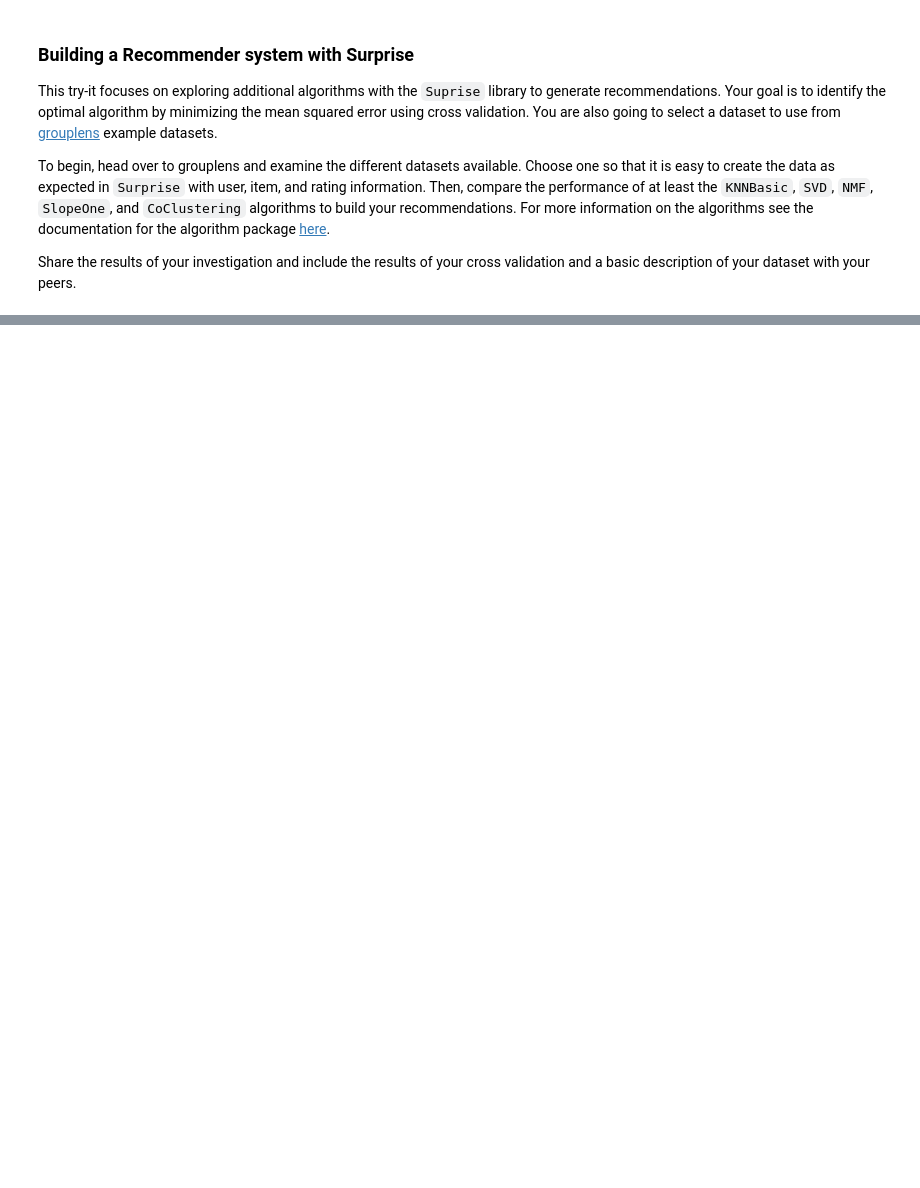
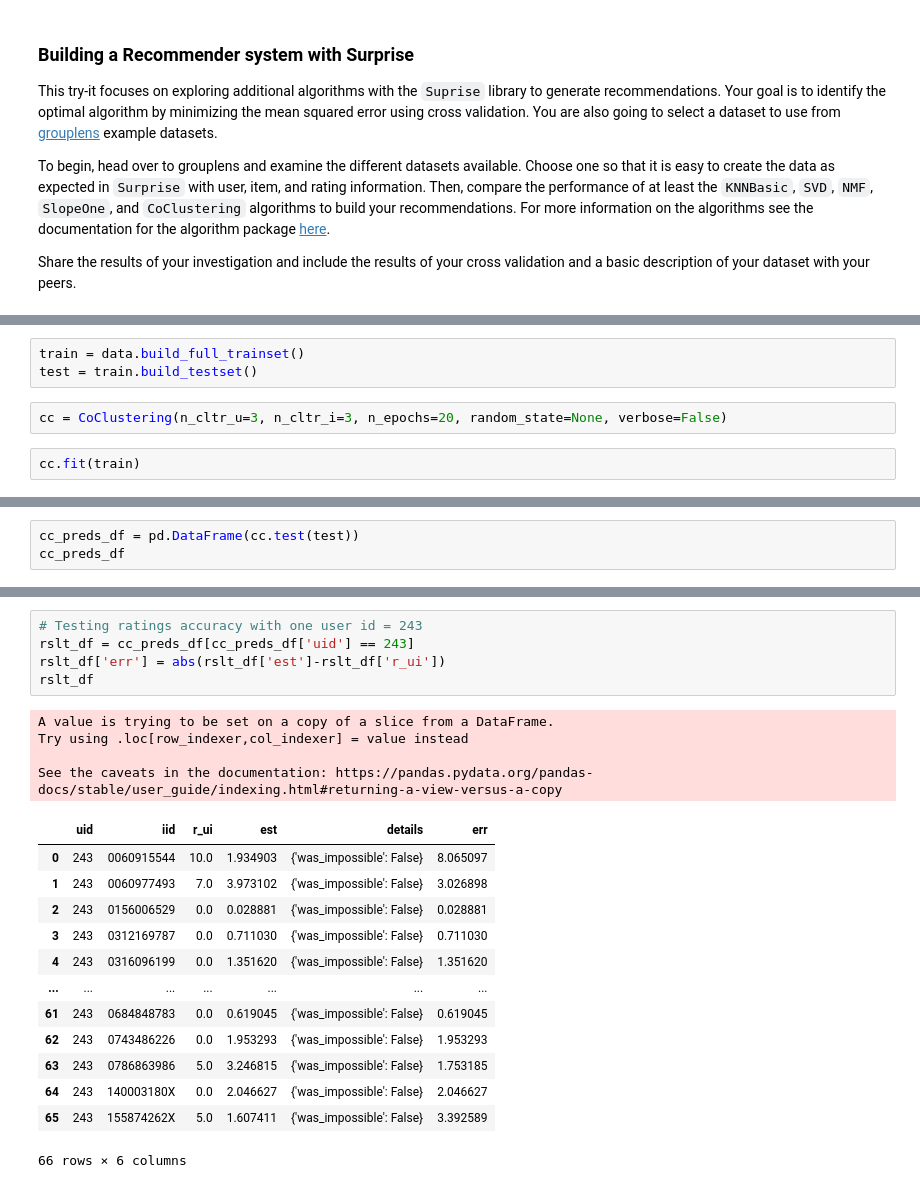
Before and after one commit to vandavilli/My-AIML-Portfolio, a Jupyter notebook: Application-9 {Recommender Systems}/va-recommend.ipynb, the cells around one changed output, grey strips where cells are left out. Cells and saved outputs as stored; diff of their text form; blank space fills up the shorter version.

Commit message:
Baseline
To add more details & refine ...

```diff
--- a/Application-9 {Recommender Systems}/va-recommend.ipynb
+++ b/Application-9 {Recommender Systems}/va-recommend.ipynb
@@ -13,0 +116,7 @@ import pandas as pd
+# %%
+train = data.build_full_trainset()
+test = train.build_testset()
+# %%
+cc = CoClustering(n_cltr_u=3, n_cltr_i=3, n_epochs=20, random_state=None, verbose=False)
+# %%
+cc.fit(train)
@@ -13,0 +132,3 @@ import pandas as pd
+# %%
+cc_preds_df = pd.DataFrame(cc.test(test))
+cc_preds_df
@@ -13,0 +149,23 @@ import pandas as pd
+# %%
+# Testing ratings accuracy with one user id = 243
+rslt_df = cc_preds_df[cc_preds_df['uid'] == 243]
+rslt_df['err'] = abs(rslt_df['est']-rslt_df['r_ui'])
+rslt_df
+# %% [output]
+A value is trying to be set on a copy of a slice from a DataFrame.
+Try using .loc[row_indexer,col_indexer] = value instead
+
+See the caveats in the documentation: https://pandas.pydata.org/pandas-docs/stable/user_guide/indexing.html#returning-a-view-versus-a-copy
+|  | uid | iid | r_ui | est | details | err |
+| 0 | 243 | 0060915544 | 10.0 | 1.934903 | {'was_impossible': False} | 8.065097 |
+| 1 | 243 | 0060977493 | 7.0 | 3.973102 | {'was_impossible': False} | 3.026898 |
+| 2 | 243 | 0156006529 | 0.0 | 0.028881 | {'was_impossible': False} | 0.028881 |
+| 3 | 243 | 0312169787 | 0.0 | 0.711030 | {'was_impossible': False} | 0.711030 |
+| 4 | 243 | 0316096199 | 0.0 | 1.351620 | {'was_impossible': False} | 1.351620 |
+| ... | ... | ... | ... | ... | ... | ... |
+| 61 | 243 | 0684848783 | 0.0 | 0.619045 | {'was_impossible': False} | 0.619045 |
+| 62 | 243 | 0743486226 | 0.0 | 1.953293 | {'was_impossible': False} | 1.953293 |
+| 63 | 243 | 0786863986 | 5.0 | 3.246815 | {'was_impossible': False} | 1.753185 |
+| 64 | 243 | 140003180X | 0.0 | 2.046627 | {'was_impossible': False} | 2.046627 |
+| 65 | 243 | 155874262X | 5.0 | 1.607411 | {'was_impossible': False} | 3.392589 |
+66 rows × 6 columns
```
Also changed, not shown: parts of 22 cells of this notebook, 3 other files.
